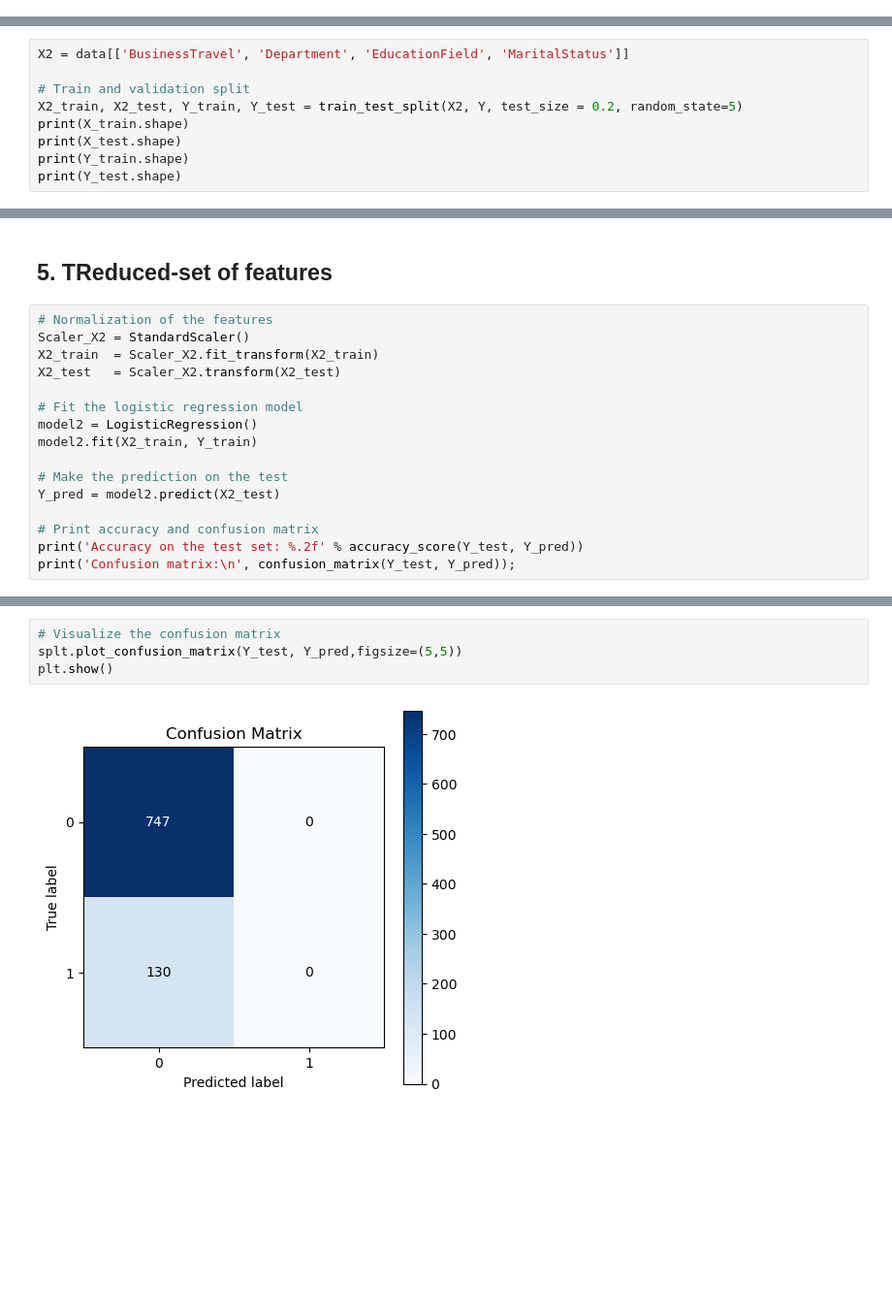
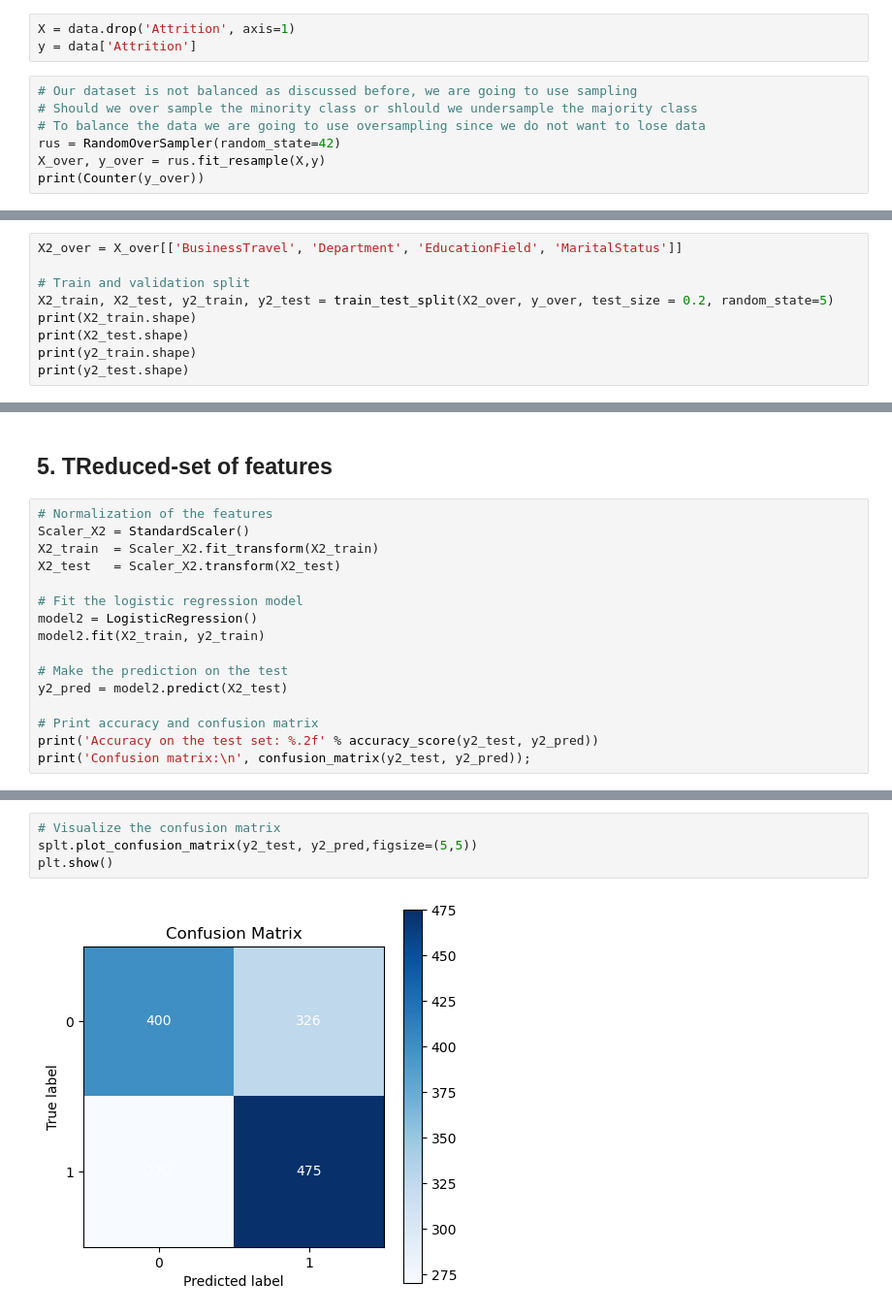
Before and after one commit to kafuuma/MCS-7103-ML, a Jupyter notebook: Logistic Regression/HRdataset.ipynb, the cells around one changed output, grey strips where cells are left out. Shown at 97% size. Saved outputs shown, nothing was run; the diff lists cells and outputs as text; blank space fills up the shorter version.

```diff
--- a/Logistic Regression/HRdataset.ipynb
+++ b/Logistic Regression/HRdataset.ipynb
@@ -570,3 +578,13 @@ import scikitplot.metrics as splt
 %matplotlib inline
 # %% [markdown]
 ## **2.**   Full-set of features
+# %%
+X = data.drop('Attrition', axis=1)
+y = data['Attrition']
+# %%
+# Our dataset is not balanced as discussed before, we are going to use sampling
+# Should we over sample the minority class or shlould we undersample the majority class
+# To balance the data we are going to use oversampling since we do not want to lose data
+rus = RandomOverSampler(random_state=42)
+X_over, y_over = rus.fit_resample(X,y)
+print(Counter(y_over))
@@ -588,12 +605,12 @@ print(Y_test.shape)
 # %% [markdown]
 ## **3.** Reduced-set of features
 # %%
-X2 = data[['BusinessTravel', 'Department', 'EducationField', 'MaritalStatus']]
+X2_over = X_over[['BusinessTravel', 'Department', 'EducationField', 'MaritalStatus']]
 
 # Train and validation split
-X2_train, X2_test, Y_train, Y_test = train_test_split(X2, Y, test_size = 0.2, random_state=5)
-print(X_train.shape)
-print(X_test.shape)
-print(Y_train.shape)
-print(Y_test.shape)
+X2_train, X2_test, y2_train, y2_test = train_test_split(X2_over, y_over, test_size = 0.2, random_state=5)
+print(X2_train.shape)
+print(X2_test.shape)
+print(y2_train.shape)
+print(y2_test.shape)
 # %% [output]
@@ -732,12 +749,12 @@ X2_test   = Scaler_X2.transform(X2_test)
 
 # Fit the logistic regression model
 model2 = LogisticRegression()
-model2.fit(X2_train, Y_train)
+model2.fit(X2_train, y2_train)
 
 # Make the prediction on the test
-Y_pred = model2.predict(X2_test)
+y2_pred = model2.predict(X2_test)
 
 # Print accuracy and confusion matrix
-print('Accuracy on the test set: %.2f' % accuracy_score(Y_test, Y_pred))
-print('Confusion matrix:\n', confusion_matrix(Y_test, Y_pred));
+print('Accuracy on the test set: %.2f' % accuracy_score(y2_test, y2_pred))
+print('Confusion matrix:\n', confusion_matrix(y2_test, y2_pred));
 # %% [output]
@@ -748,8 +765,8 @@ Confusion matrix:
 # %%
 # Visualize the confusion matrix
-splt.plot_confusion_matrix(Y_test, Y_pred,figsize=(5,5))
+splt.plot_confusion_matrix(y2_test, y2_pred,figsize=(5,5))
 plt.show()
 # %% [output]
-[figure, old version]
+[figure, new version]
 # %%
 # Classification report
```
Also changed, not shown: parts of 29 cells of this notebook, 1 other file.
